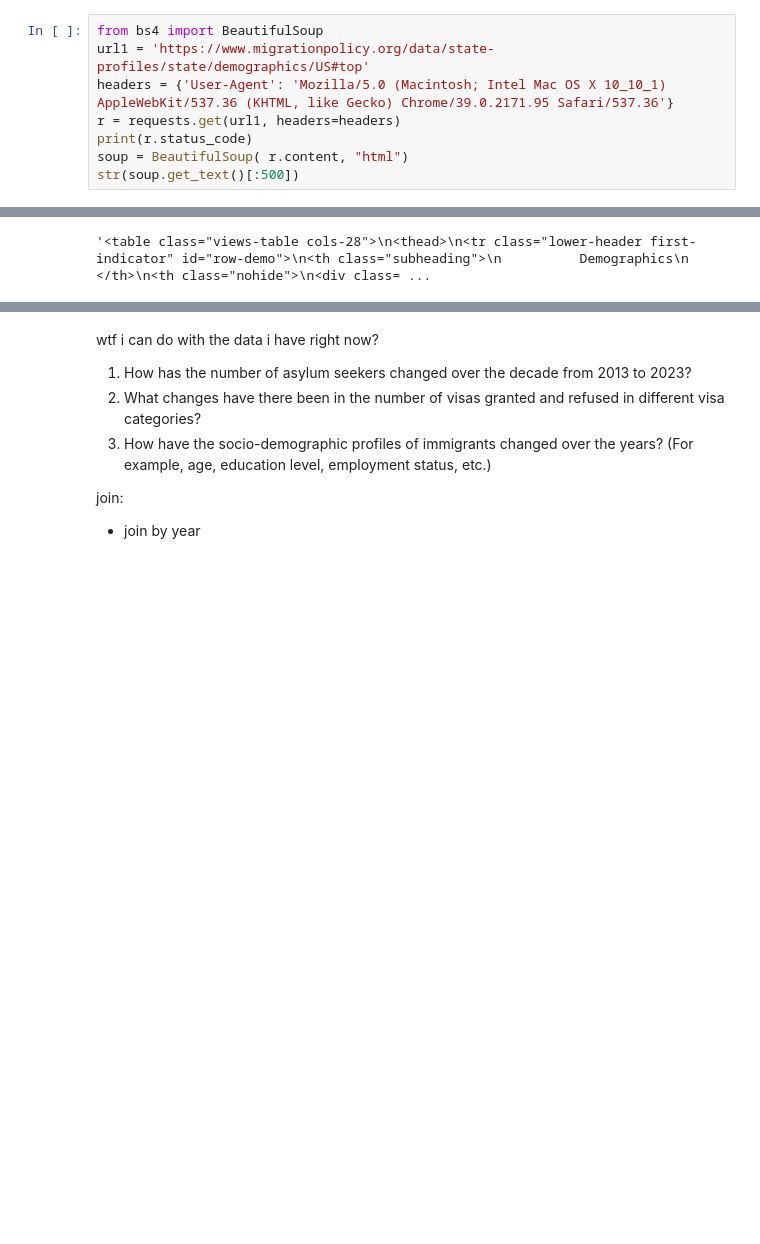
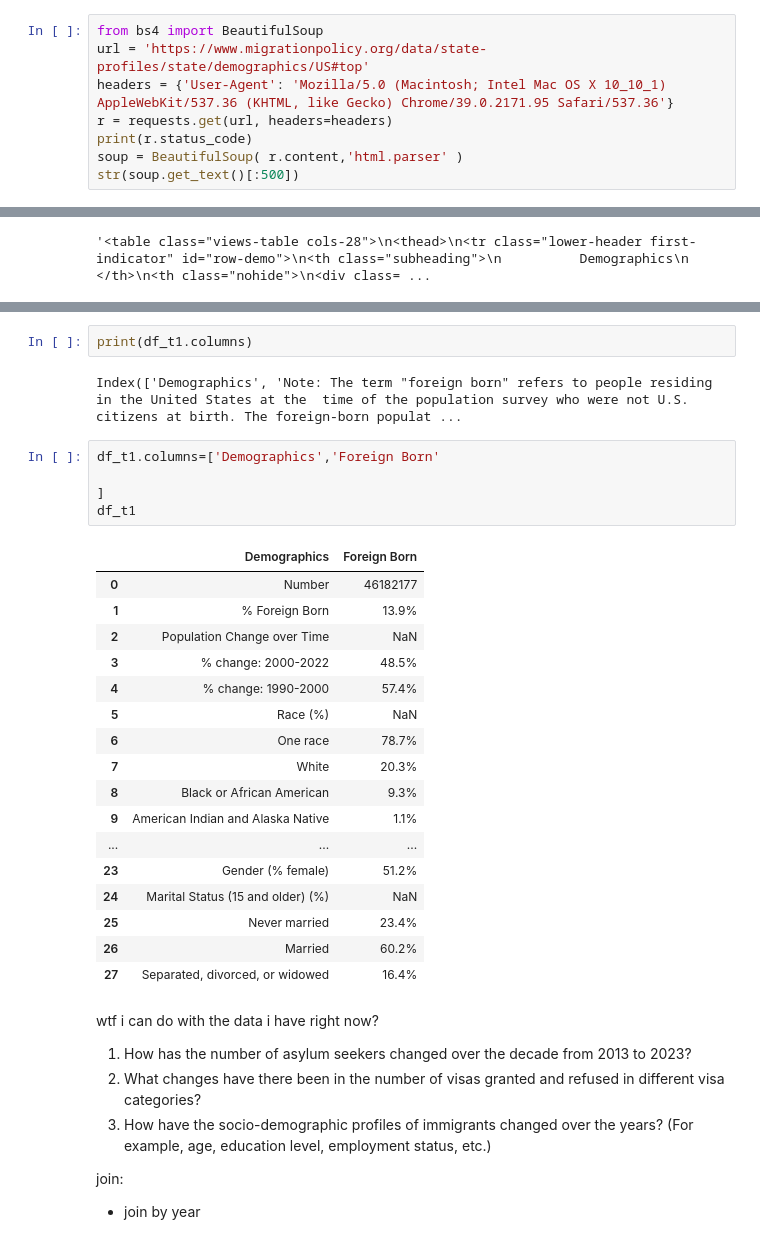
Before and after one commit to ecetanriverdi/CMPS3160_FinalProject, a Jupyter notebook: Milestone 2.ipynb, the cells around one changed output, grey strips where cells are left out. Drawn from its saved outputs; the diff is of its cells as text; blank space fills up the shorter version.

```diff
--- a/Milestone 2.ipynb
+++ b/Milestone 2.ipynb
@@ -227,10 +211,10 @@ b'<!DOCTYPE html><html lang="en-US"><head><title>Just a moment...</title><meta h
 # %%
 from bs4 import BeautifulSoup
-url1 = 'https://www.migrationpolicy.org/data/state-profiles/state/demographics/US#top'
+url = 'https://www.migrationpolicy.org/data/state-profiles/state/demographics/US#top'
 headers = {'User-Agent': 'Mozilla/5.0 (Macintosh; Intel Mac OS X 10_10_1) AppleWebKit/537.36 (KHTML, like Gecko) Chrome/39.0.2171.95 Safari/537.36'}
-r = requests.get(url1, headers=headers)
+r = requests.get(url, headers=headers)
 print(r.status_code)
-soup = BeautifulSoup( r.content, "html")
+soup = BeautifulSoup( r.content,'html.parser' )
 str(soup.get_text()[:500])
 # %% [output]
 200
@@ -248,3 +242,30 @@ ImportError: Missing optional dependency 'lxml'.  Use pip or conda to install lx
+# %%
+print(df_t1.columns)
+# %% [output]
+Index(['Demographics', 'Note: The term "foreign born" refers to people residing in the United States at the  time of the population survey who were not U.S. citizens at birth. The foreign-born populat ...
+# %%
+df_t1.columns=['Demographics','Foreign Born'
+
+]
+df_t1
+# %% [output]
+|  | Demographics | Foreign Born |
+| 0 | Number | 46182177 |
+| 1 | % Foreign Born | 13.9% |
+| 2 | Population Change over Time | NaN |
+| 3 | % change: 2000-2022 | 48.5% |
+| 4 | % change: 1990-2000 | 57.4% |
+| 5 | Race (%) | NaN |
+| 6 | One race | 78.7% |
+| 7 | White | 20.3% |
+| 8 | Black or African American | 9.3% |
+| 9 | American Indian and Alaska Native | 1.1% |
+| ... | ... | ... |
+| 23 | Gender (% female) | 51.2% |
+| 24 | Marital Status (15 and older) (%) | NaN |
+| 25 | Never married | 23.4% |
+| 26 | Married | 60.2% |
+| 27 | Separated, divorced, or widowed | 16.4% |
 # %% [markdown]
 wtf i can do with the data i have right now?
 1. How has the number of asylum seekers changed over the decade from 2013 to 2023?
```
Also changed, not shown: parts of 15 cells of this notebook, 7 other files.
